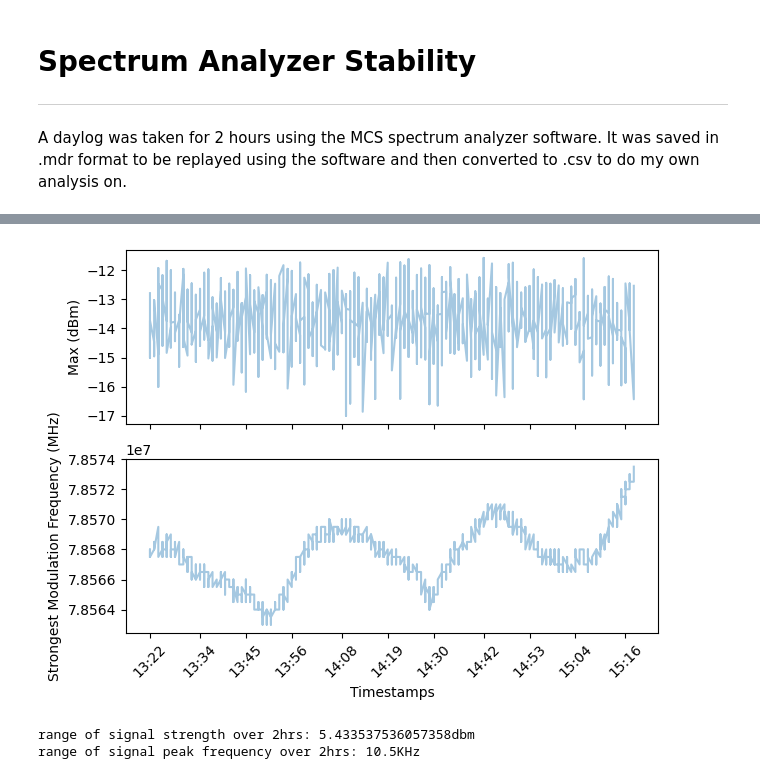
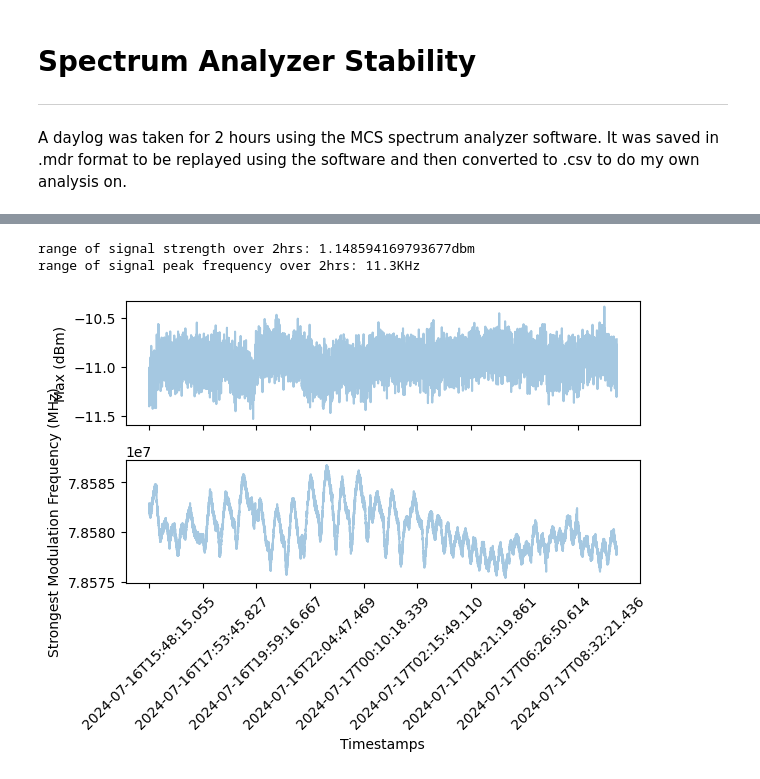
Before and after one commit to holly-faith/UCL2024, a Jupyter notebook: SpectrumStabilityAnalysis.ipynb, the cells around one changed output, grey strips where cells are left out. Saved outputs shown, nothing was run; the diff lists cells and outputs as text; code cells hidden in the pictures.

```diff
--- a/SpectrumStabilityAnalysis.ipynb
+++ b/SpectrumStabilityAnalysis.ipynb
@@ -6,7 +8,7 @@ A daylog was taken for 2 hours using the MCS spectrum analyzer software. It was
 # %%
 import pandas as pd
 
-timestamps = pd.read_csv(r"C:\Users\marku\Desktop\Code\spectrum analyzer data\weekbeforebordeauxdaylog.csv",
+timestamps = pd.read_csv(filename,
                  header=1, # Headers are in the 1st row
                  sep=';',  # Field separator
                  decimal='.',  # Decimal separator
@@ -81,7 +83,7 @@ import matplotlib as mpl
 import numpy as np
 
 Z = data_filtered.values
-timestamps['Timestamp'] = pd.to_datetime(timestamps['Timestamp']).dt.strftime('%H:%M')
+#timestamps['Timestamp'] = pd.to_datetime(timestamps['Timestamp']).dt.strftime('%H:%M:%S')
 
 plt.figure(figsize=(10, 8))
 plt.imshow(Z, aspect='auto', cmap='PuRd', extent=[MHz.min(), MHz.max(), Z.shape[0], 0])
@@ -93,22 +95,6 @@ y_ticks = np.linspace(0, Z.shape[0]-1, num_ticks, dtype=int)
 y_labels = timestamps.iloc[y_ticks, 0].values
 plt.yticks(y_ticks, y_labels, rotation=45)
 
-plt.title('Spectrum Analyzer Data over 2 Hour Period')
+plt.title('Spectrum Analyzer Data')
 plt.show()
-
-# plot just one row to see how gaussian filter behaves next
-
-row_index = 500
-row_data = Z[row_index]
-
-plt.figure(figsize=(10, 6))
-plt.plot(MHz, row_data, label='Row {}'.format(row_index))
-plt.xlabel('Timestamp')
-plt.ylabel('Amplitude (dBm)')
-plt.title('Line Plot of Spectrum Data (Row {})'.format(row_index))
-plt.xticks(rotation=45)
-plt.legend()
-plt.grid()
-plt.tight_layout()
-plt.show()
 # %% [output]
@@ -283,47 +302,54 @@ def rolling_avg_std(data, window_size):
 
 fig, (ax1, ax2) = plt.subplots(2, 1, sharex=True)
 ax1.plot(ts, peak_vals, alpha=0.4)
+for p in nan_locs:
+    ax1.axvline(p, color='r', linestyle='dashed')
 # ax1.plot(ts,dbm_avg)
 # ax1.plot(ts,upper, color='orange', linestyle='--')
 # ax1.plot(ts,lower, color='orange', linestyle='--')
 # ax1.fill_between(ts,lower,upper,color='orange' ,alpha=0.5)
 ax1.set_ylabel('Max (dBm)')
 
 # Set x-ticks at regular intervals so its not super crowded!!
-interval = 100
+interval = 1000
 ax1.set_xticks(ts[::interval])
 ax1.set_xticklabels(ts[::interval], rotation=45)
 
 # also plot how the max MHz position varies over time
 
 # peaks_MHz = np.array(peaks_MHz)
 
 
 # MHz_avg, MHz_std = rolling_avg_std(peaks_MHz,100)
 
 # upper = MHz_avg + MHz_std
 # lower = MHz_avg - MHz_std
 
 ax2.plot(ts, peaks_MHz, alpha=0.4)
 # ax2.plot(ts,MHz_avg)
 # ax2.plot(ts,upper, color='orange', linestyle='--')
 # ax2.plot(ts,lower, color='orange', linestyle='--')
 # ax2.fill_between(ts,lower,upper,color='orange' ,alpha=0.5)
 
 ax2.set_xticks(ts[::interval])
 ax2.set_xticklabels(ts[::interval], rotation=45)
 
+
+ax2.set_ylabel('Strongest Modulation Frequency (MHz)')
+
+
+valsdif = np.nanmax(peak_vals)-np.nanmin(peak_vals)
+print('range of signal strength over 2hrs: {}dbm'.format(valsdif))
+
+MHzdif = (np.nanmax(peaks_MHz)-np.nanmin(peaks_MHz))/1000
+print('range of signal peak frequency over 2hrs: {}KHz'.format(MHzdif))
+
+
 plt.xlabel('Timestamps')
-plt.ylabel('Strongest Modulation Frequency (MHz)')
+
 plt.tight_layout()
 plt.show()
-
-valsdif = np.max(peak_vals)-np.min(peak_vals)
-print('range of signal strength over 2hrs: {}dbm'.format(valsdif))
-
-MHzdif = (np.max(peaks_MHz)-np.min(peaks_MHz))/1000
-print('range of signal peak frequency over 2hrs: {}KHz'.format(MHzdif))
 # %% [output]
+range of signal strength over 2hrs: 1.148594169793677dbm
+range of signal peak frequency over 2hrs: 11.3KHz
-[figure, old version]
+[figure, new version]
-range of signal strength over 2hrs: 5.433537536057358dbm
-range of signal peak frequency over 2hrs: 10.5KHz
```
Also changed, not shown: parts of 9 cells of this notebook, 12 other files.
